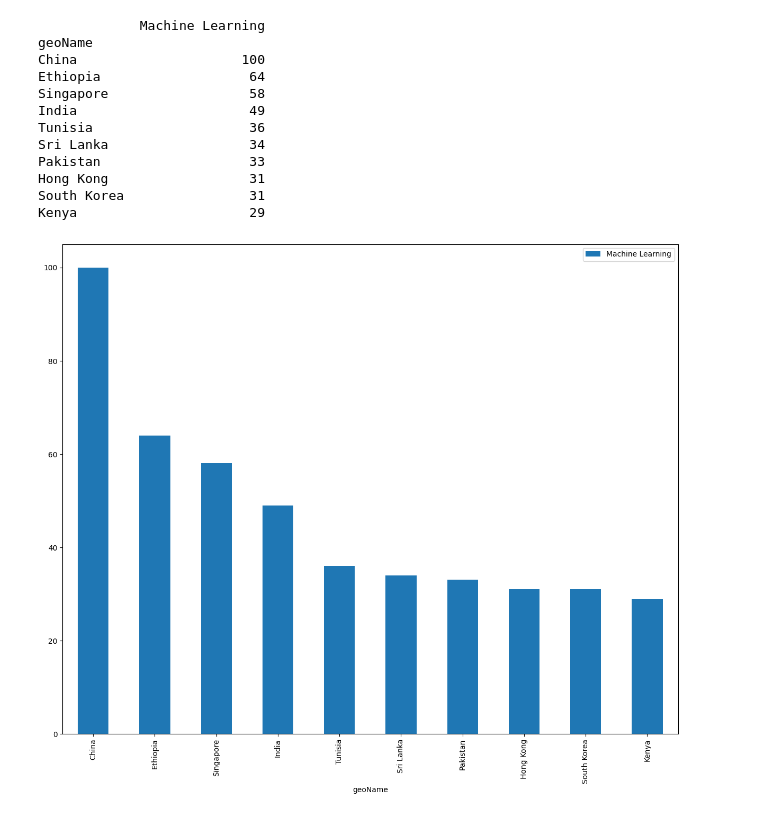
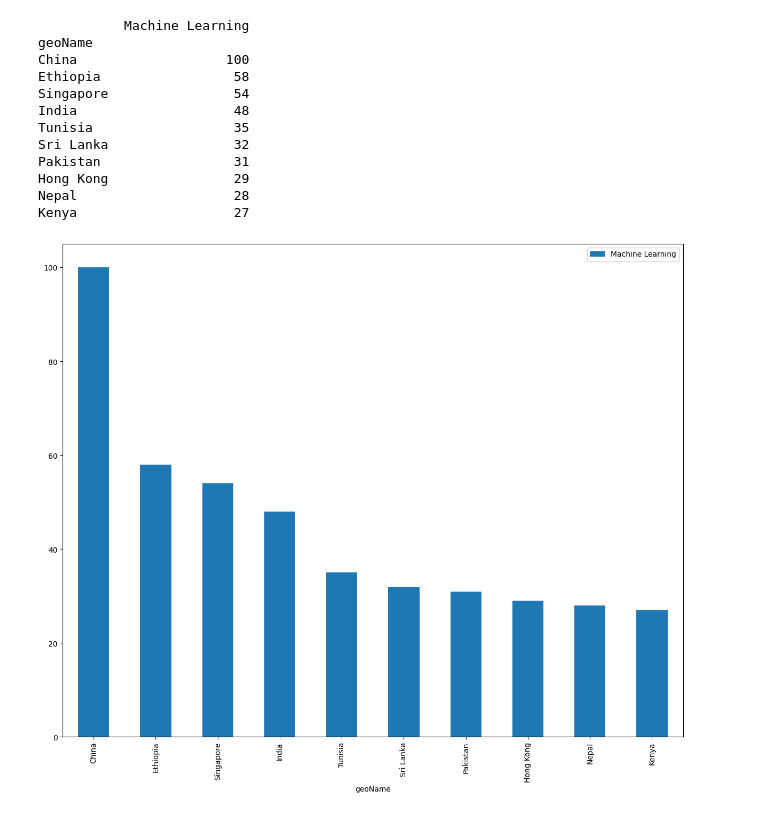
Before and after one commit to mukulre/Projects, a Jupyter notebook: Google_Search_Analysis.ipynb, the cells around one changed output. Saved outputs shown, nothing was run; the diff lists cells and outputs as text; code cells hidden in the pictures.

```diff
--- a/Google_Search_Analysis.ipynb
+++ b/Google_Search_Analysis.ipynb
@@ -22,32 +26,38 @@ from pytrends.request import TrendReq
 import matplotlib.pyplot as plt
 trends = TrendReq()
 # %%
+import pandas as pd
+from pytrends.request import TrendReq
+import matplotlib.pyplot as plt
+import time # Import the time module
+
+trends = TrendReq()
+
 trends.build_payload(kw_list=["Machine Learning"])
+time.sleep(5)  # Wait for 5 seconds before making the next request
 data = trends.interest_by_region()
 data = data.sort_values(by="Machine Learning", ascending=False)
 data = data.head(10)
 print(data)
 # %% [output]
-             Machine Learning
+           Machine Learning
 geoName
-China                     100
-Ethiopia                   64
-Singapore                  58
-India                      49
-Tunisia                    36
-Sri Lanka                  34
-Pakistan                   33
-Hong Kong                  31
-South Korea                31
-Kenya                      29
+China                   100
+Ethiopia                 58
+Singapore                54
+India                    48
+Tunisia                  35
+Sri Lanka                32
+Pakistan                 31
+Hong Kong                29
+Nepal                    28
+Kenya                    27
 # %%
-data.reset_index().plot(x="geoName",
-                        y="Machine Learning",
-                        figsize=(15,12), kind="bar")
+data.reset_index().plot(x="geoName", y="Machine Learning", figsize=(15,12), kind="bar")
 plt.style.use('fivethirtyeight')
 plt.show()
 # %% [output]
-[figure, old version]
+[figure, new version]
 # %%
 data = TrendReq(hl='en-US', tz=360)
 data.build_payload(kw_list=['Machine Learning'])
```
Also changed, not shown: parts of 2 cells of this notebook.
